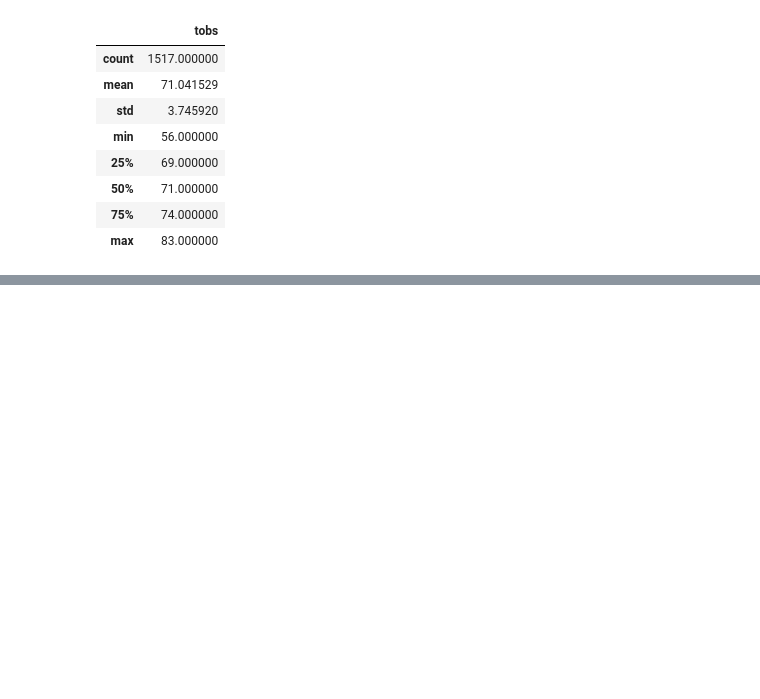
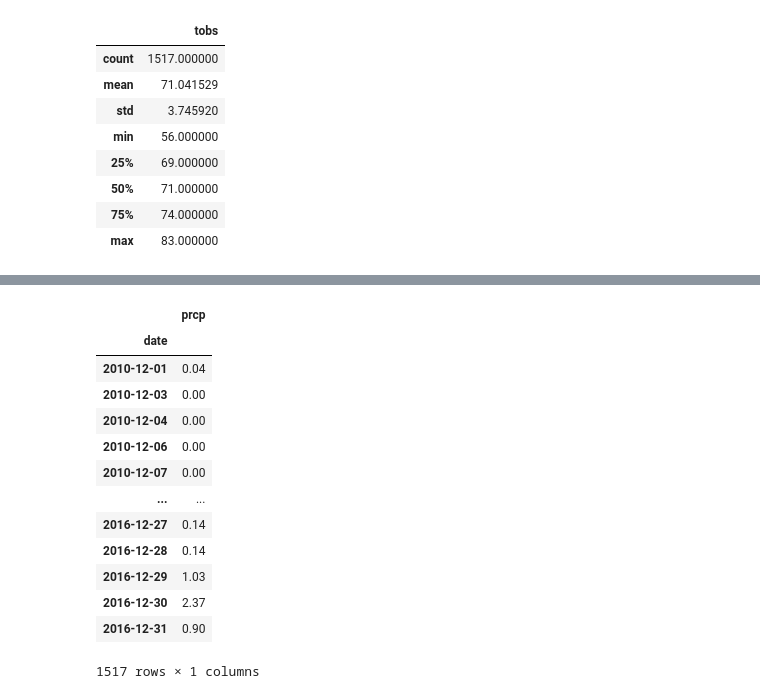
Before and after one commit to DSupps/surfs_up_new, a Jupyter notebook: SurfsUp_Challenge.ipynb, the cells around one changed output, grey strips where cells are left out. Drawn from its saved outputs; the diff is of its cells as text; code cells hidden in the pictures; blank space fills up the shorter version.

```diff
--- a/SurfsUp_Challenge.ipynb
+++ b/SurfsUp_Challenge.ipynb
@@ -194,0 +257,4 @@ dec_temps_df.describe()
+# %%
+# December precipiation
+dec_prcp = session.query(Measurement.date, Measurement.prcp).filter(extract('month', Measurement.date) == 12).all()
+print(dec_prcp)
@@ -194,0 +263,4 @@ dec_temps_df.describe()
+# %%
+# convert dec_prcp to a list
+dec_prcp = list(dec_prcp)
+dec_prcp
@@ -194,0 +285,21 @@ dec_temps_df.describe()
+# %%
+# convert dec_prcp to dataframe
+dec_prcp_df = pd.DataFrame(dec_prcp, columns=['date', 'prcp'])
+dec_prcp_df.set_index(dec_prcp_df['date'], inplace=True)
+dec_prcp_df = dec_prcp_df[['prcp']]
+dec_prcp_df
+# %% [output]
+|  | prcp |
+| date |  |
+| 2010-12-01 | 0.04 |
+| 2010-12-03 | 0.00 |
+| 2010-12-04 | 0.00 |
+| 2010-12-06 | 0.00 |
+| 2010-12-07 | 0.00 |
+| ... | ... |
+| 2016-12-27 | 0.14 |
+| 2016-12-28 | 0.14 |
+| 2016-12-29 | 1.03 |
+| 2016-12-30 | 2.37 |
+| 2016-12-31 | 0.90 |
+1517 rows × 1 columns
```
Also changed, not shown: parts of 7 cells of this notebook, 1 other file.
